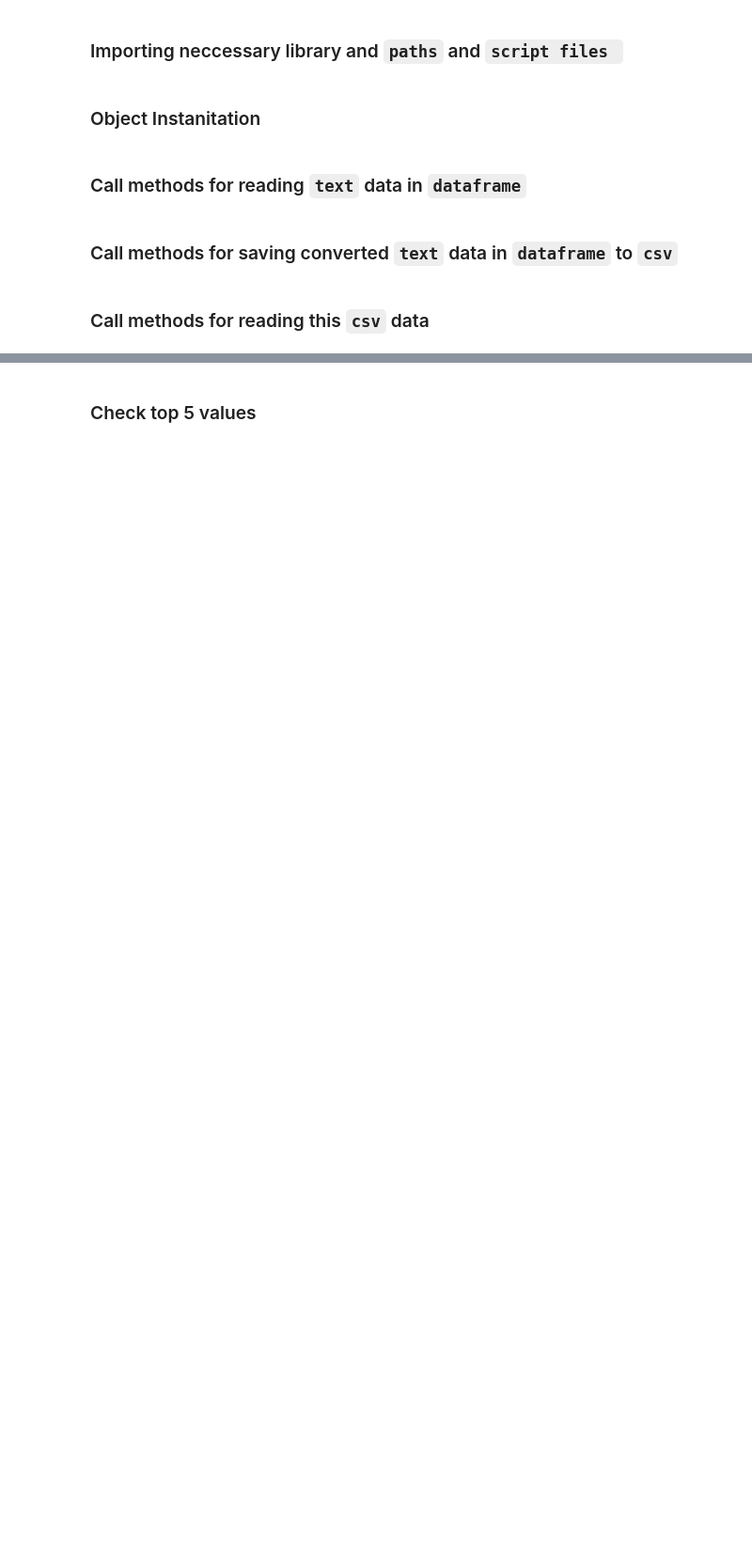
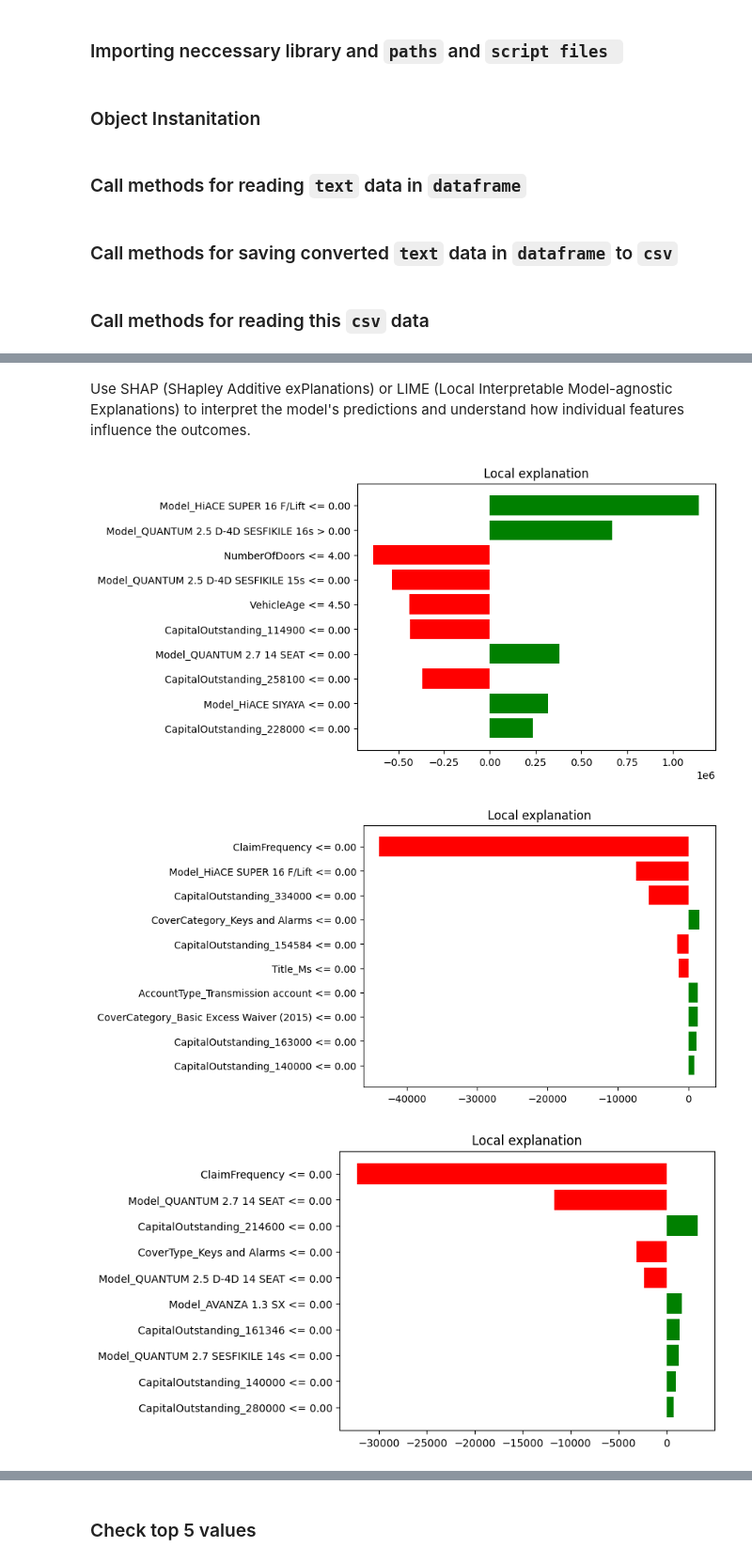
Before and after one commit to amsalugetasew/10_Academy_AI_Mastery_kifiya_Week_3_V1, a Jupyter notebook: notebooks/main.ipynb, the cells around one changed output, grey strips where cells are left out. Shown at 94% size. Saved outputs shown, nothing was run; the diff lists cells and outputs as text; code cells hidden in the pictures; blank space fills up the shorter version.

```diff
--- a/notebooks/main.ipynb
+++ b/notebooks/main.ipynb
@@ -28,0 +376,2 @@ df = data_loader.read_csv_file()
+# %%
+df = pd.read_csv('Preprocessed_data.csv')
@@ -28,0 +513,40 @@ df = data_loader.read_csv_file()
+# %% [markdown]
+Use SHAP (SHapley Additive exPlanations) or LIME (Local Interpretable Model-agnostic Explanations) to interpret the model's predictions and understand how individual features influence the outcomes.
+# %%
+import lime
+from lime.lime_tabular import LimeTabularExplainer
+
+def plot_lime_explanation(model, X_train, X_test, instance_idx):
+    # Check if the model is for classification or regression
+    if hasattr(model, 'predict_proba'):  # Classification model
+        mode = 'classification'
+        predict_fn = model.predict_proba
+        class_names = [str(i) for i in range(model.n_classes_)]
+    else:  # Regression model (Linear Regression, Decision Tree, Random Forest, XGBoost)
+        mode = 'regression'
+        predict_fn = model.predict
+        class_names = None  # No class names for regression
+
+    # Initialize the LimeTabularExplainer
+    explainer = LimeTabularExplainer(
+        training_data=X_train.values,
+        feature_names=X_train.columns,
+        mode=mode,  # Choose mode based on the model type
+        class_names=class_names  # Only needed for classification
+    )
+
+    # Explain a single instance's prediction
+    exp = explainer.explain_instance(X_test.iloc[instance_idx].values, predict_fn)
+
+    # Plot the explanation (you can also use exp.show_in_notebook() in Jupyter)
+    exp.as_pyplot_figure()
+
+# Example usage for different models:
+plot_lime_explanation(lin_reg, X_train, X_test, instance_idx=10)  # Linear Regression
+plot_lime_explanation(dt_reg, X_train, X_test, instance_idx=10)  # Decision Tree
+plot_lime_explanation(rf_reg, X_train, X_test, instance_idx=10)  # Random Forest
+plot_lime_explanation(xgb_reg, X_train, X_test, instance_idx=10)  # XGBoost
+# %% [output]
+[figure, added]
+[figure, added]
+[figure, added]
```
Also changed, not shown: parts of 67 cells of this notebook.
